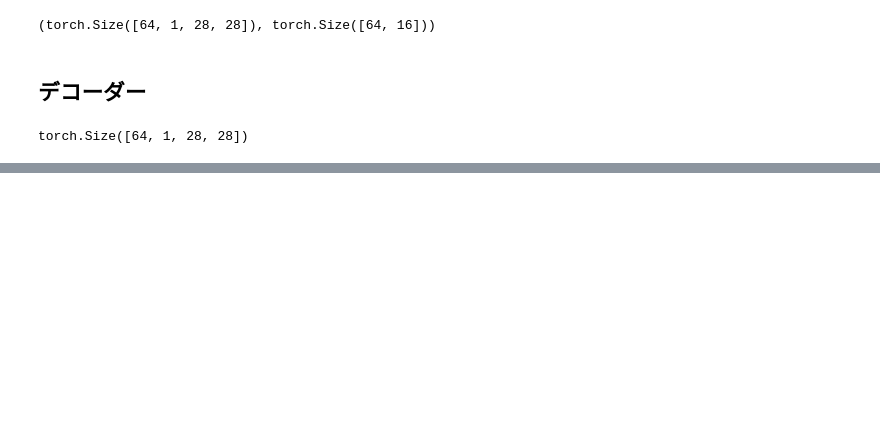
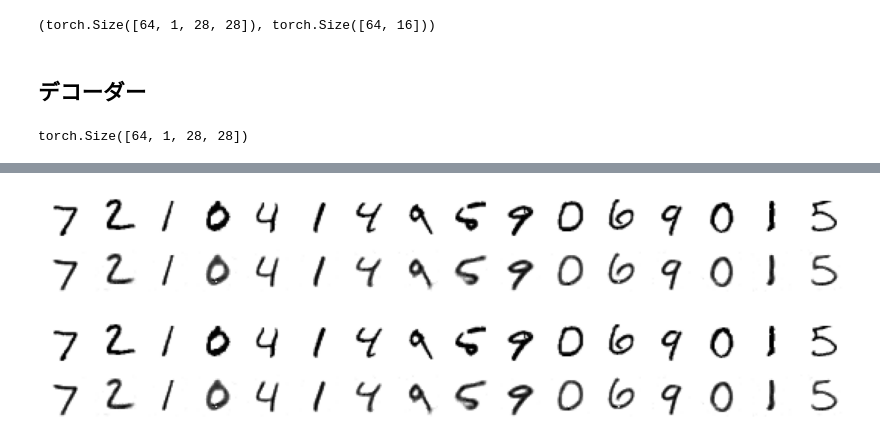
Before and after one commit to hyakuroume/Generative_AI, a Jupyter notebook: compressing.ipynb, the cells around one changed output, grey strips where cells are left out. Saved outputs shown, nothing was run; the diff lists cells and outputs as text; code cells hidden in the pictures; blank space fills up the shorter version.

```diff
--- a/compressing.ipynb
+++ b/compressing.ipynb
@@ -209,0 +306,18 @@ torch.Size([64, 1, 28, 28])
+# %%
+# 評価用のデータローダーの作成
+eval_bs = 16
+eval_dataloader = DataLoader(mnist["test"]["image"], batch_size=eval_bs)
+# %%
+# 評価モードにして予測
+model.eval()
+
+with torch.inference_mode():
+    eval_batch = next(iter(eval_dataloader))
+    predicted = model(eval_batch.to(device)).cpu()
+# %%
+# 元の画像と予測画像の比較
+batch_vs_preds = torch.cat((eval_batch, predicted))
+show_images(batch_vs_preds, imsize=1, nrows=2)
+# %% [output]
+[figure, added]
+[figure, added]
```
Also changed, not shown: parts of 11 cells of this notebook.
